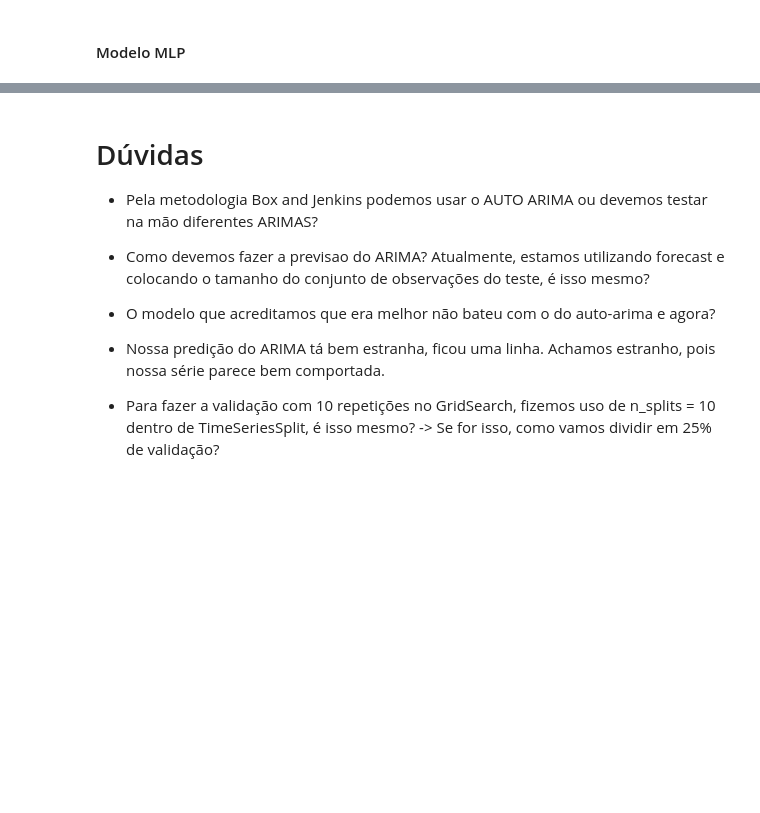
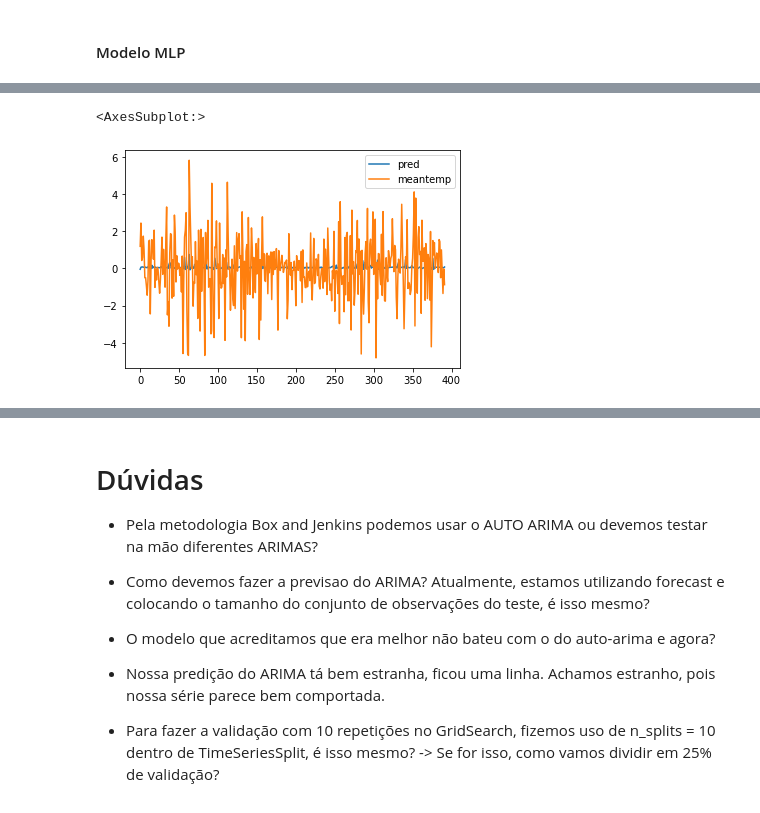
Before and after one commit to lucascouri2/residencia-st, a Jupyter notebook: Relatorio.ipynb, the cells around one changed output, grey strips where cells are left out. Cells and saved outputs as stored; diff of their text form; code cells hidden in the pictures; blank space fills up the shorter version.

Commit message:
Adicionando selecao modelo mlp

```diff
--- a/Relatorio.ipynb
+++ b/Relatorio.ipynb
@@ -573,6 +643,36 @@ print(y_train_d1.iloc[0])
+# %%
+def predict_mlp(model):
+
+    model.eval()
+    results_MLP = []
+    for test_data in test_dataloader:
+        x = test_data[:,:n_lags].float()
+        y = test_data[:,n_lags].float()
+
+        y_pred = model(x)
+        results_MLP.extend(y_pred.flatten().detach().numpy())
+
+    return results_MLP
+#pd.DataFrame(results).plot()
+# results_MLP[:10]
+# %%
+def get_best_model(metric_name, all_metrics):
+    model_metrics = min(all_metrics.keys(), key=(lambda new_k: all_metrics[new_k][metric_name]))
+    index_best = model_metrics[-1]
+    return mlp_models[int(index_best)]
 # %%
-multi_neuron = MLP()
-epochs = 300
-loss_fn = nn.MSELoss()
-#optimizer = optim.RMSprop(multi_neuron.parameters(), lr=0.001)
-optimizer = optim.SGD(multi_neuron.parameters(), lr=0.01, weight_decay= 0.005)
+mlp_models = []
+results_metrics_MLP = {}
+
+for i in range(10):
+    print(f"Modelo {i}")
+    multi_neuron = MLP()
+    epochs = 300
+    loss_fn = nn.MSELoss()
+    #optimizer = optim.RMSprop(multi_neuron.parameters(), lr=0.001)
+    optimizer = optim.SGD(multi_neuron.parameters(), lr=0.01, weight_decay= 0.005)
+
+    model = train_mlp(multi_neuron, train_dataloader, valid_dataloader)
+    mlp_models.append(model)
+    results_MLP = predict_mlp(model)
+    show_metrics(y_test_d1,results_MLP, results_metrics_MLP, f'MLP{i}')
@@ -637,0 +705,3 @@ results_MLP[:10]
+# %%
+best_MLP = get_best_model("mse", results_metrics_MLP)
+pred_best_MLP = predict_mlp(best_MLP)
@@ -638,2 +720,5 @@ results_MLP[:10]
 # %%
-pd.concat([pd.Series(results_MLP, name='pred'), y_test_d1.reset_index(drop=True)],axis=1).plot()
+pd.concat([pd.Series(pred_best_MLP, name='pred'), y_test_d1.reset_index(drop=True)],axis=1).plot()
+# %% [output]
+<AxesSubplot:>
+[figure, added]
```
Also changed, not shown: parts of 24 cells of this notebook.
